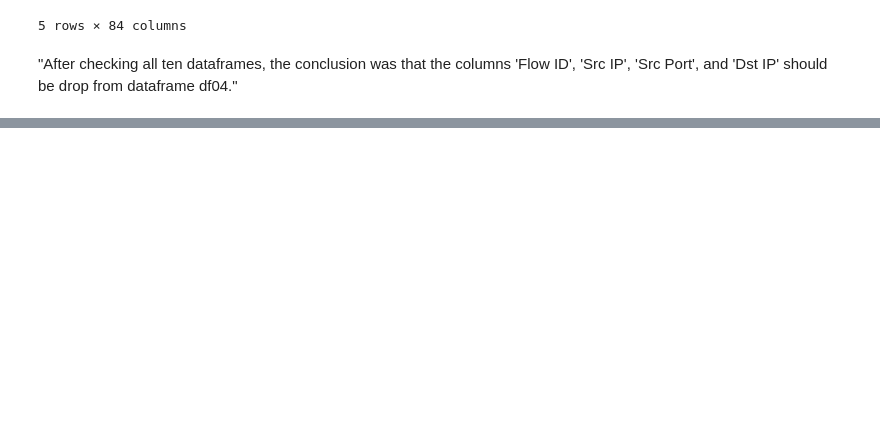
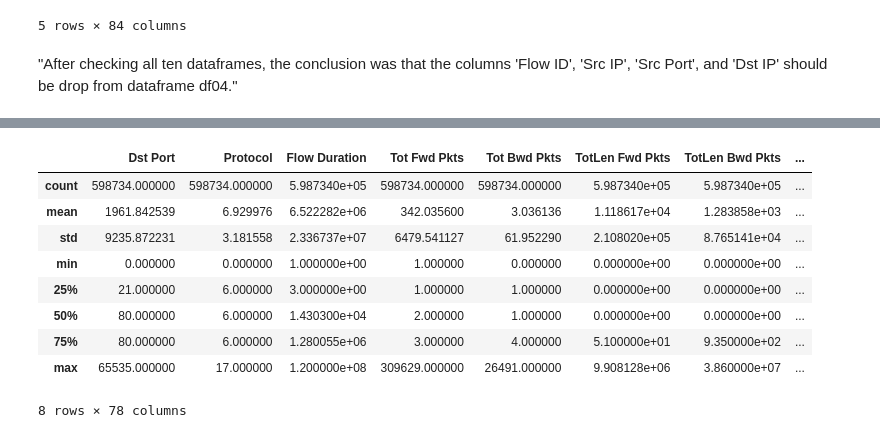
Before and after one commit to FabioTRamos/FinalProject, a Jupyter notebook: Intrusion Detection Machine Learn.ipynb, the cells around one changed output, grey strips where cells are left out. Saved outputs shown, nothing was run; the diff lists cells and outputs as text; code cells hidden in the pictures; blank space fills up the shorter version.

```diff
--- a/Intrusion Detection Machine Learn.ipynb
+++ b/Intrusion Detection Machine Learn.ipynb
@@ -240,0 +359,13 @@ combined_df = pd.concat(dfs, ignore_index=True)  # Concatenates DataFrames and r
+# %%
+combined_df.describe()
+# %% [output]
+|  | Dst Port | Protocol | Flow Duration | Tot Fwd Pkts | Tot Bwd Pkts | TotLen Fwd Pkts | TotLen Bwd Pkts | ... |
+| count | 598734.000000 | 598734.000000 | 5.987340e+05 | 598734.000000 | 598734.000000 | 5.987340e+05 | 5.987340e+05 | ... |
+| mean | 1961.842539 | 6.929976 | 6.522282e+06 | 342.035600 | 3.036136 | 1.118617e+04 | 1.283858e+03 | ... |
+| std | 9235.872231 | 3.181558 | 2.336737e+07 | 6479.541127 | 61.952290 | 2.108020e+05 | 8.765141e+04 | ... |
+| min | 0.000000 | 0.000000 | 1.000000e+00 | 1.000000 | 0.000000 | 0.000000e+00 | 0.000000e+00 | ... |
+| 25% | 21.000000 | 6.000000 | 3.000000e+00 | 1.000000 | 1.000000 | 0.000000e+00 | 0.000000e+00 | ... |
+| 50% | 80.000000 | 6.000000 | 1.430300e+04 | 2.000000 | 1.000000 | 0.000000e+00 | 0.000000e+00 | ... |
+| 75% | 80.000000 | 6.000000 | 1.280055e+06 | 3.000000 | 4.000000 | 5.100000e+01 | 9.350000e+02 | ... |
+| max | 65535.000000 | 17.000000 | 1.200000e+08 | 309629.000000 | 26491.000000 | 9.908128e+06 | 3.860000e+07 | ... |
+8 rows × 78 columns
```
Also changed, not shown: parts of 19 cells of this notebook.
